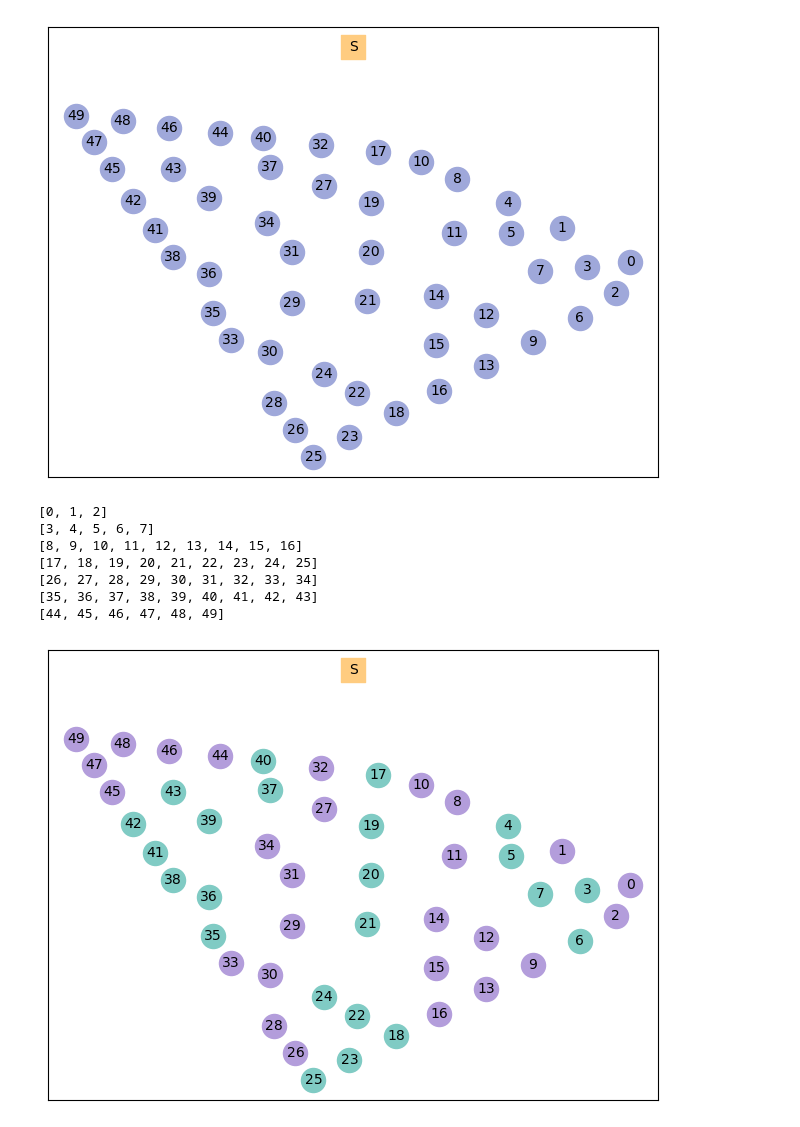
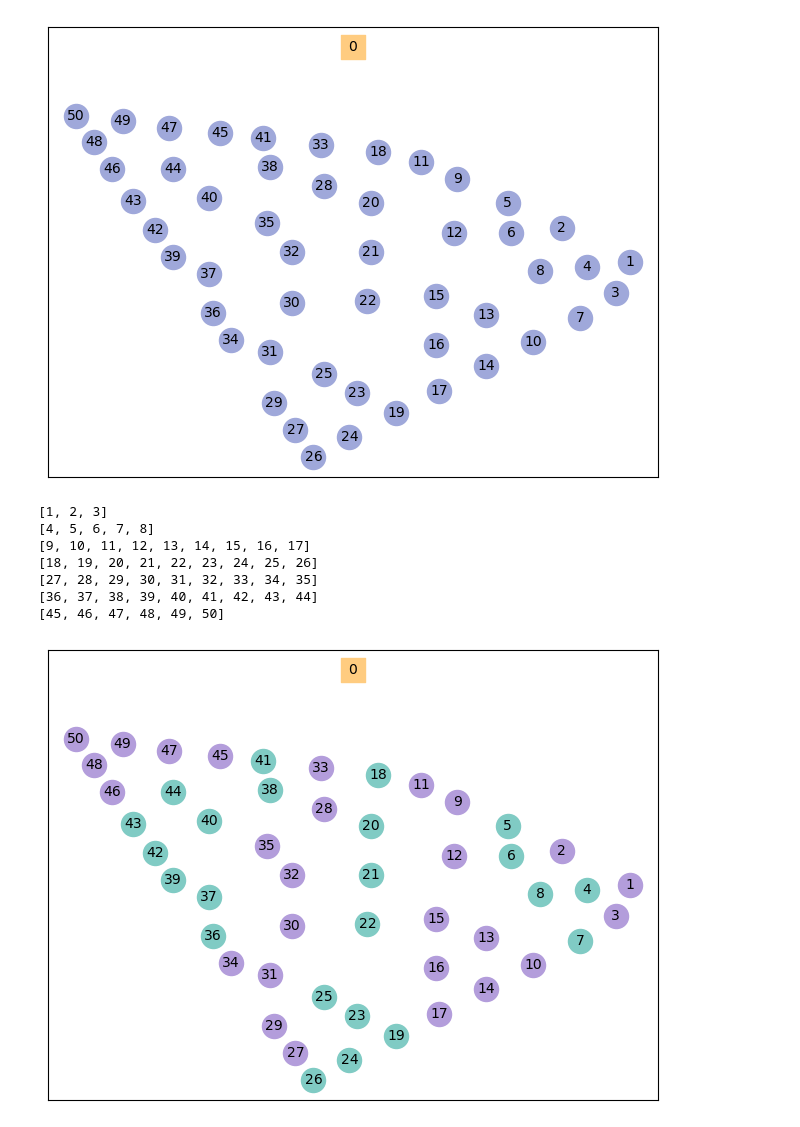
Before and after one commit to FernandoSchett/wamuu, a Jupyter notebook: notebooks/0.4-pma_simple_sweep_visualization.ipynb, the cells around one changed output. Saved outputs shown, nothing was run; the diff lists cells and outputs as text; code cells hidden in the pictures.

```diff
--- a/notebooks/0.4-pma_simple_sweep_visualization.ipynb
+++ b/notebooks/0.4-pma_simple_sweep_visualization.ipynb
@@ -14,41 +14,40 @@ I = Instance(
 )
 # %%
 G = nx.DiGraph()
-G.add_node('S', pos=(0, 0))
-for i in range(len(I.turbs)):
-    G.add_node(i, pos=I.turbs[i])
+for i in range(I.n+1):
+    G.add_node(i, pos=I.nodes[i])
 pos = nx.get_node_attributes(G, 'pos')
 nx.draw_networkx_nodes(G, pos,
-                       nodelist=['S'],
+                       nodelist=[0],
                        node_color='#FFCC80',
                        node_shape='s')
 nx.draw_networkx_nodes(G, pos,
-                       nodelist=range(len(I.turbs)),
+                       nodelist=range(1, I.n+1),
                        node_color='#9FA8DA')
 nx.draw_networkx_labels(G, pos,
                         font_size=10)
 plt.tight_layout()
 plt.show()
 # %% [output]
-[figure, old version]
+[figure, new version]
 # %%
-groups = sweep_groups(len(I.turbs),
-                      starting_index=8,
+groups = sweep_groups(I.n,
+                      starting_index=9,
                       clockwise=True,
-                      tpg = len(I.turbs)//I.C + 1)
+                      tpg = I.n//I.C + 1)
 for group in groups:
     print(group)
 # %% [output]
-[0, 1, 2]
-[3, 4, 5, 6, 7]
-[8, 9, 10, 11, 12, 13, 14, 15, 16]
-[17, 18, 19, 20, 21, 22, 23, 24, 25]
-[26, 27, 28, 29, 30, 31, 32, 33, 34]
-[35, 36, 37, 38, 39, 40, 41, 42, 43]
-[44, 45, 46, 47, 48, 49]
+[1, 2, 3]
+[4, 5, 6, 7, 8]
+[9, 10, 11, 12, 13, 14, 15, 16, 17]
+[18, 19, 20, 21, 22, 23, 24, 25, 26]
+[27, 28, 29, 30, 31, 32, 33, 34, 35]
+[36, 37, 38, 39, 40, 41, 42, 43, 44]
+[45, 46, 47, 48, 49, 50]
 # %%
 nx.draw_networkx_nodes(G, pos,
-                       nodelist=['S'],
+                       nodelist=[0],
                        node_color='#FFCC80',
                        node_shape='s')
 color = ['#B39DDB', '#80CBC4']
@@ -61,7 +60,7 @@ nx.draw_networkx_labels(G, pos,
 plt.tight_layout()
 plt.show()
 # %% [output]
-[figure, old version]
+[figure, new version]
 # %%
 ord_groups = [sort_group_by_subst_dist(group, I.dist) for group in groups]
 for group in ord_groups:
```
Also changed, not shown: parts of 3 cells of this notebook, 6 other files.
